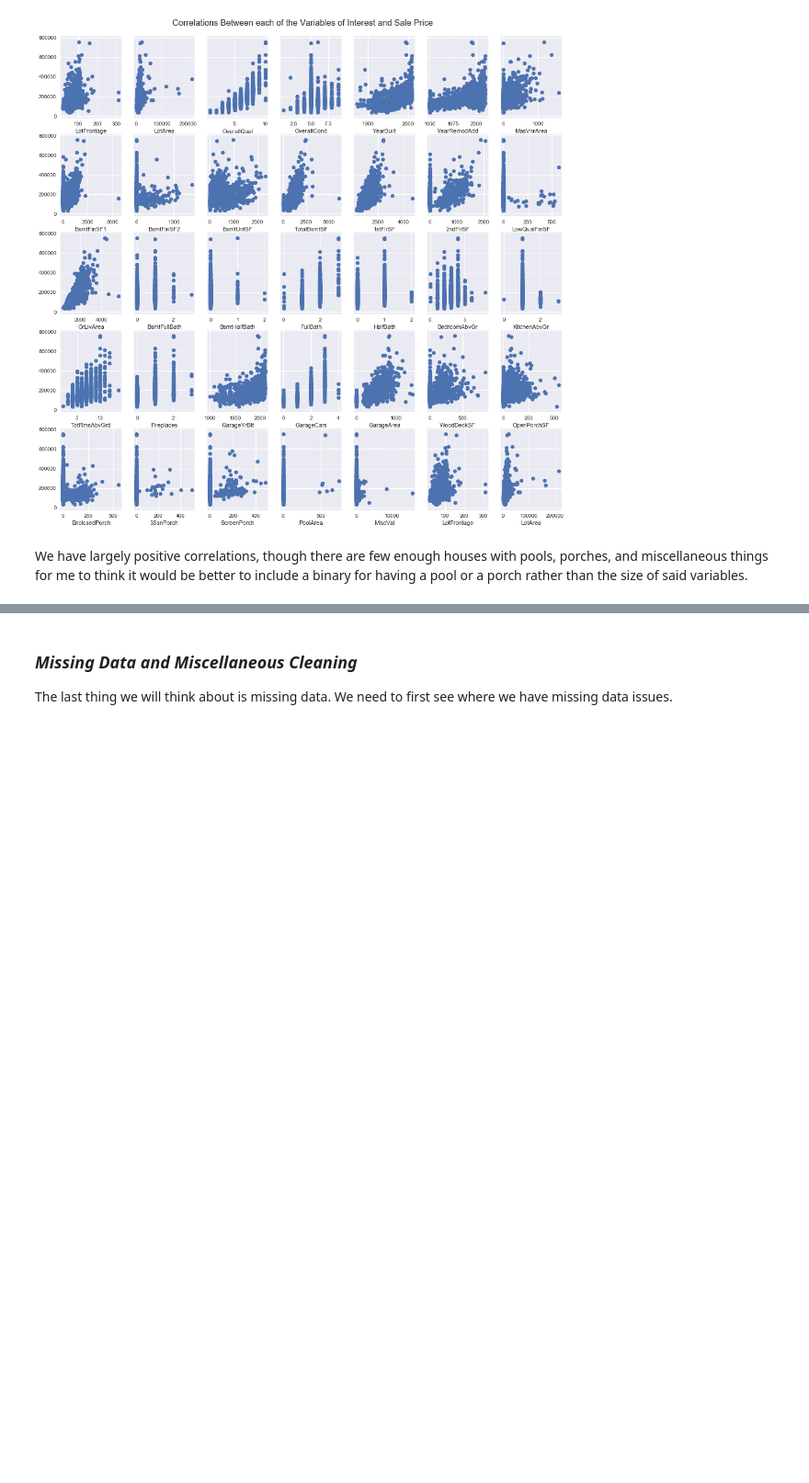
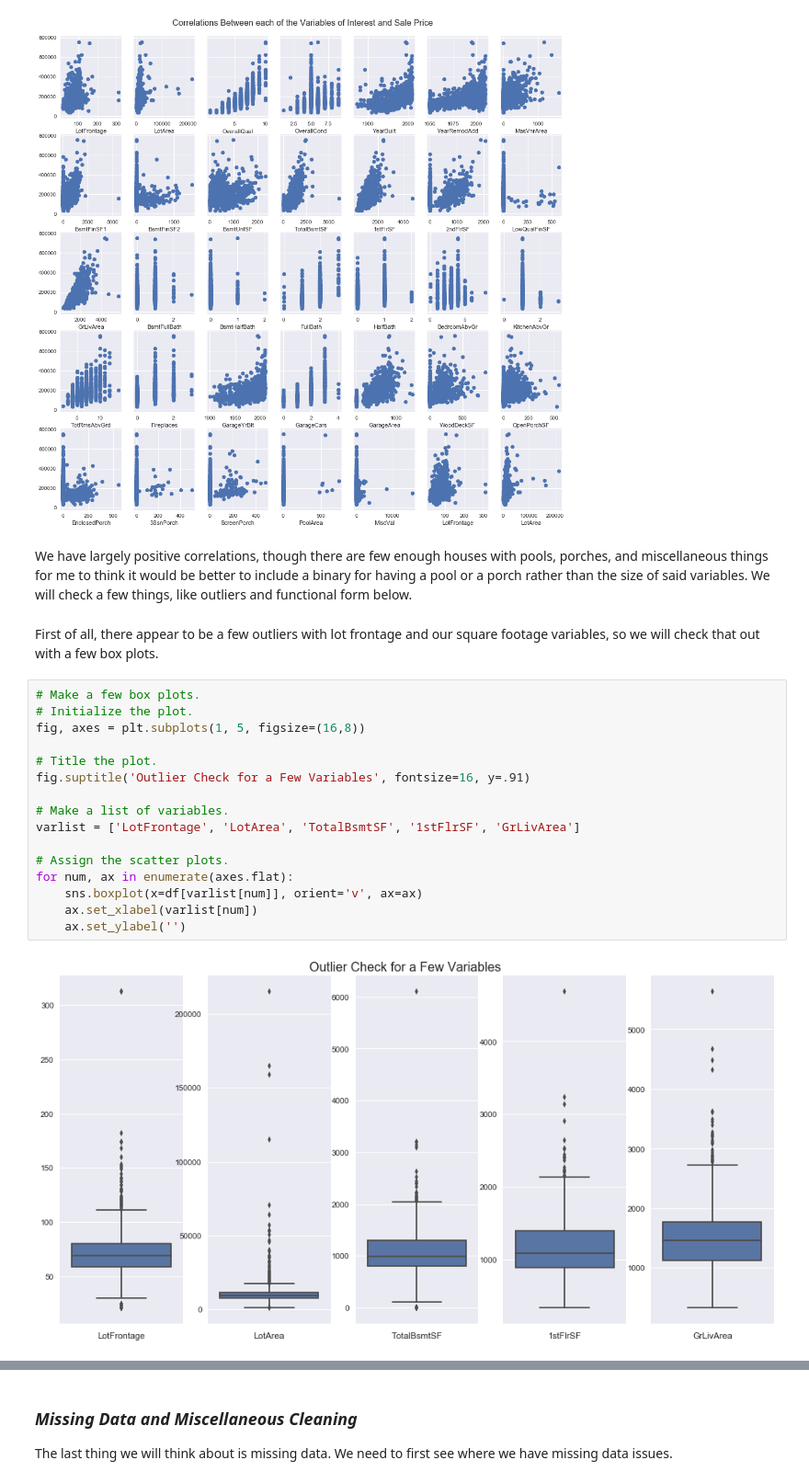
Before and after one commit to tseastmond/byu_econ_applied_machine_learning, a Jupyter notebook: homeworks/Homework_2.ipynb, the cells around one changed output, grey strips where cells are left out. Shown at 92% size. Saved outputs shown, nothing was run; the diff lists cells and outputs as text; blank space fills up the shorter version.

```diff
--- a/homeworks/Homework_2.ipynb
+++ b/homeworks/Homework_2.ipynb
@@ -161,4 +160,24 @@ for num, ax in enumerate(axes.flat):
 # %% [output]
 [figure]
 # %% [markdown]
-We have largely positive correlations, though there are few enough houses with pools, porches, and miscellaneous things for me to think it would be better to include a binary for having a pool or a porch rather than the size of said variables.
+We have largely positive correlations, though there are few enough houses with pools, porches, and miscellaneous things for me to think it would be better to include a binary for having a pool or a porch rather than the size of said variables. We will check a few things, like outliers and functional form below.
+# %% [markdown]
+First of all, there appear to be a few outliers with lot frontage and our square footage variables, so we will check that out with a few box plots.
+# %%
+# Make a few box plots.
+# Initialize the plot.
+fig, axes = plt.subplots(1, 5, figsize=(16,8))
+
+# Title the plot.
+fig.suptitle('Outlier Check for a Few Variables', fontsize=16, y=.91)
+
+# Make a list of variables.
+varlist = ['LotFrontage', 'LotArea', 'TotalBsmtSF', '1stFlrSF', 'GrLivArea']
+
+# Assign the scatter plots.
+for num, ax in enumerate(axes.flat):
+    sns.boxplot(x=df[varlist[num]], orient='v', ax=ax)
+    ax.set_xlabel(varlist[num])
+    ax.set_ylabel('')
+# %% [output]
+[figure, added]
```
Also changed, not shown: parts of 37 cells of this notebook.
